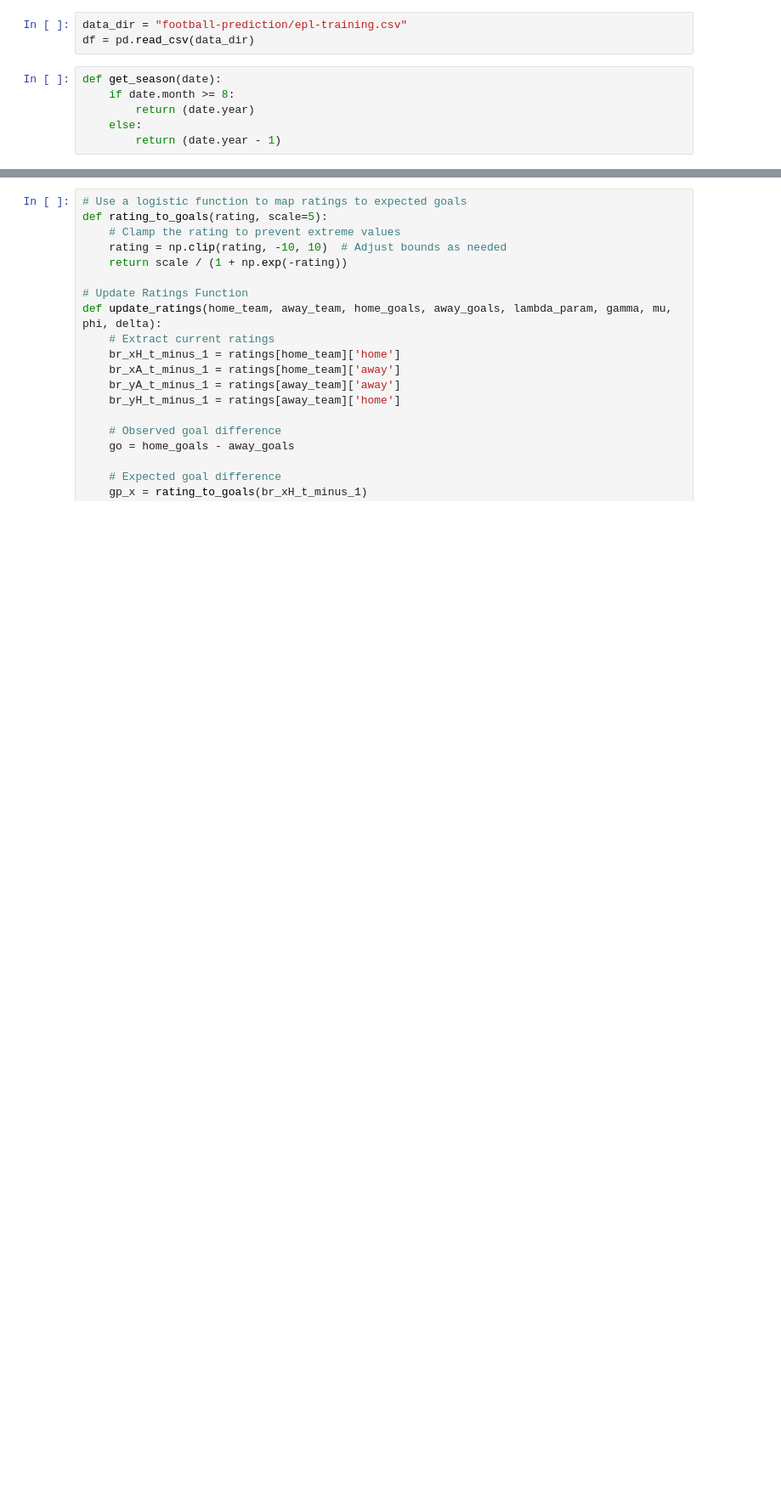
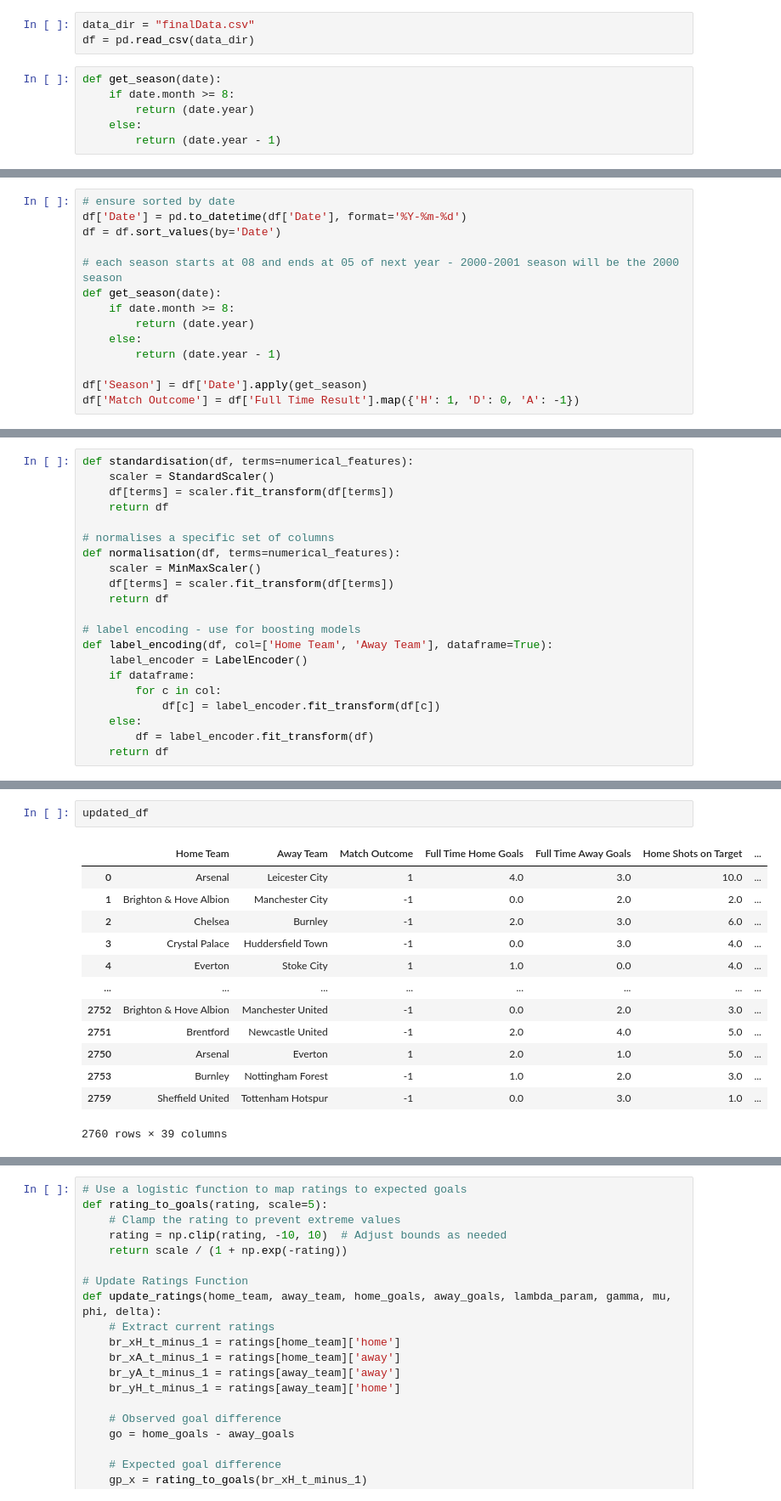
Before and after one commit to urasil/football-prediction, a Jupyter notebook: ratings.ipynb, the cells around one changed output, grey strips where cells are left out. Shown: that part at 85% size. Cells and saved outputs as stored; diff of their text form; blank space fills up the shorter version.

```diff
--- a/ratings.ipynb
+++ b/ratings.ipynb
@@ -26,7 +26,7 @@ from sklearn.linear_model import LogisticRegression
 from scipy.stats import norm
 import itertools
 # %%
-data_dir = "football-prediction/epl-training.csv"
+data_dir = "finalData.csv"
 df = pd.read_csv(data_dir)
 # %%
 def get_season(date):
@@ -77,0 +50,14 @@ df['Season'] = df['Date'].apply(get_season)
+# %%
+# ensure sorted by date
+df['Date'] = pd.to_datetime(df['Date'], format='%Y-%m-%d')
+df = df.sort_values(by='Date')
+
+# each season starts at 08 and ends at 05 of next year - 2000-2001 season will be the 2000 season
+def get_season(date):
+    if date.month >= 8:
+        return (date.year)
+    else:
+        return (date.year - 1)
+
+df['Season'] = df['Date'].apply(get_season)
+df['Match Outcome'] = df['Full Time Result'].map({'H': 1, 'D': 0, 'A': -1})
@@ -77,0 +148,21 @@ df['Season'] = df['Date'].apply(get_season)
+# %%
+def standardisation(df, terms=numerical_features):
+    scaler = StandardScaler()
+    df[terms] = scaler.fit_transform(df[terms])
+    return df
+
+# normalises a specific set of columns
+def normalisation(df, terms=numerical_features):
+    scaler = MinMaxScaler()
+    df[terms] = scaler.fit_transform(df[terms])
+    return df
+
+# label encoding - use for boosting models
+def label_encoding(df, col=['Home Team', 'Away Team'], dataframe=True):
+    label_encoder = LabelEncoder()
+    if dataframe:
+        for c in col:
+            df[c] = label_encoder.fit_transform(df[c])
+    else:
+        df = label_encoder.fit_transform(df)
+    return df
@@ -78 +350,17 @@ df['Season'] = df['Date'].apply(get_season)
+# %%
+updated_df
+# %% [output]
+|  | Home Team | Away Team | Match Outcome | Full Time Home Goals | Full Time Away Goals | Home Shots on Target | ... |
+| 0 | Arsenal | Leicester City | 1 | 4.0 | 3.0 | 10.0 | ... |
+| 1 | Brighton & Hove Albion | Manchester City | -1 | 0.0 | 2.0 | 2.0 | ... |
+| 2 | Chelsea | Burnley | -1 | 2.0 | 3.0 | 6.0 | ... |
+| 3 | Crystal Palace | Huddersfield Town | -1 | 0.0 | 3.0 | 4.0 | ... |
+| 4 | Everton | Stoke City | 1 | 1.0 | 0.0 | 4.0 | ... |
+| ... | ... | ... | ... | ... | ... | ... | ... |
+| 2752 | Brighton & Hove Albion | Manchester United | -1 | 0.0 | 2.0 | 3.0 | ... |
+| 2751 | Brentford | Newcastle United | -1 | 2.0 | 4.0 | 5.0 | ... |
+| 2750 | Arsenal | Everton | 1 | 2.0 | 1.0 | 5.0 | ... |
+| 2753 | Burnley | Nottingham Forest | -1 | 1.0 | 2.0 | 3.0 | ... |
+| 2759 | Sheffield United | Tottenham Hotspur | -1 | 0.0 | 3.0 | 1.0 | ... |
+2760 rows × 39 columns
 # %%
```
Also changed, not shown: parts of 15 cells of this notebook.
